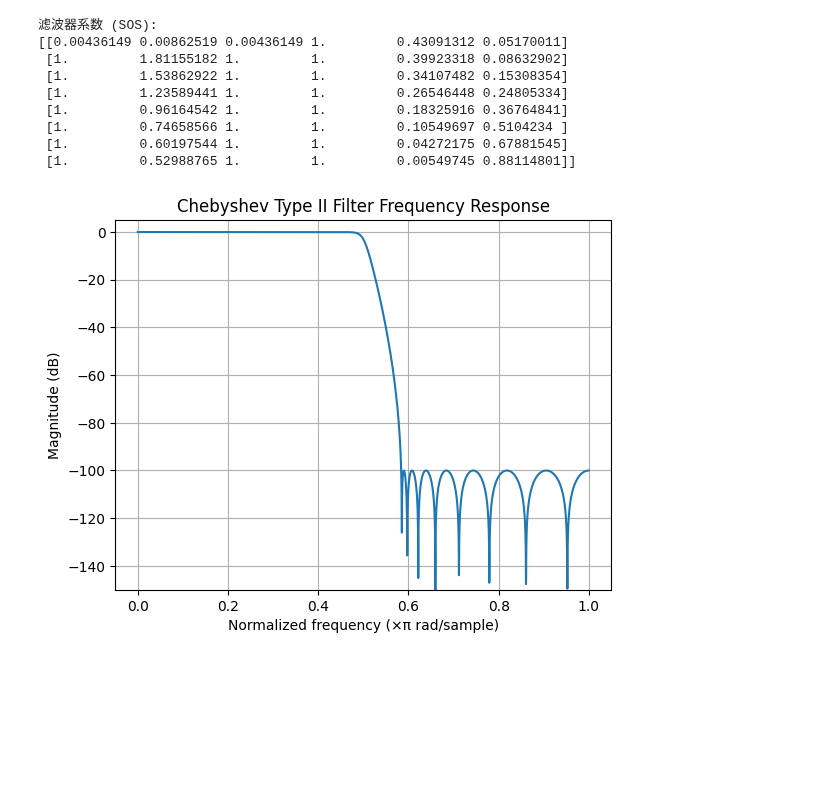
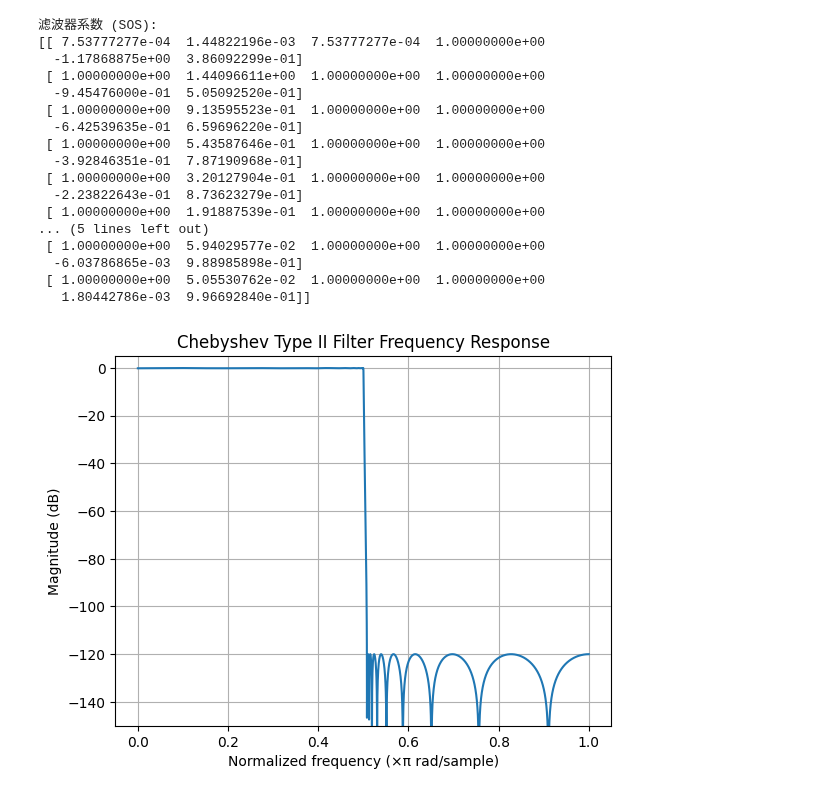
Before and after one commit to a5632645/qwqdsp, a Jupyter notebook: notebooks/cheby_hilbert.ipynb, the cells around one changed output. Cells and saved outputs as stored; diff of their text form; code cells hidden in the pictures; blank space fills up the shorter version.

Commit message:
elliptic

```diff
--- a/notebooks/cheby_hilbert.ipynb
+++ b/notebooks/cheby_hilbert.ipynb
@@ -2,42 +2,51 @@
 import scipy.signal as signal
 import numpy as np
 import matplotlib.pyplot as plt
 
 # 32阶切比雪夫2型低通滤波器
-order = 16          # 阶数
-rs = 100            # 阻带衰减 (dB)
+order = 20          # 阶数
+rs = 120            # 阻带衰减 (dB)
 atten = 3           # 1rad/s处的衰减(0.5采样率相当于pi/2)
 
 if atten >= rs:
     raise RuntimeError('atten < ripple')
 
 fscale = np.cosh(np.acosh(np.sqrt((np.pow(10.0, rs / 10.0) - 1.0) / (np.pow(10.0, atten / 10.0) - 1.0))) / (order))
 w = np.atan(fscale) / (2 * np.pi)
 
 # 使用二阶节形式 (sos) 保证数值稳定性
-sos = signal.cheby2(order, rs, w, fs=0.5, output='sos')
+# sos = signal.cheby2(order, rs, w, fs=0.5, output='sos')
+sos = signal.ellip(order, 0.1, rs, 0.5, fs=2, output='sos')
 
 print("滤波器系数 (SOS):")
 print(sos)
 
 # 频率响应
 w, h = signal.sosfreqz(sos, worN=4096)
 plt.figure()
 plt.plot(w / np.pi, 20 * np.log10(np.abs(h)))
 plt.title("Chebyshev Type II Filter Frequency Response")
 plt.xlabel("Normalized frequency (×π rad/sample)")
 plt.ylabel("Magnitude (dB)")
 plt.grid()
 plt.ylim(-150, 5)
 plt.show()
 # %% [output]
 滤波器系数 (SOS):
-[[0.00436149 0.00862519 0.00436149 1.         0.43091312 0.05170011]
- [1.         1.81155182 1.         1.         0.39923318 0.08632902]
- [1.         1.53862922 1.         1.         0.34107482 0.15308354]
- [1.         1.23589441 1.         1.         0.26546448 0.24805334]
- [1.         0.96164542 1.         1.         0.18325916 0.36764841]
- [1.         0.74658566 1.         1.         0.10549697 0.5104234 ]
- [1.         0.60197544 1.         1.         0.04272175 0.67881545]
- [1.         0.52988765 1.         1.         0.00549745 0.88114801]]
+[[ 7.53777277e-04  1.44822196e-03  7.53777277e-04  1.00000000e+00
+  -1.17868875e+00  3.86092299e-01]
+ [ 1.00000000e+00  1.44096611e+00  1.00000000e+00  1.00000000e+00
+  -9.45476000e-01  5.05092520e-01]
+ [ 1.00000000e+00  9.13595523e-01  1.00000000e+00  1.00000000e+00
+  -6.42539635e-01  6.59696220e-01]
+ [ 1.00000000e+00  5.43587646e-01  1.00000000e+00  1.00000000e+00
+  -3.92846351e-01  7.87190968e-01]
+ [ 1.00000000e+00  3.20127904e-01  1.00000000e+00  1.00000000e+00
+  -2.23822643e-01  8.73623279e-01]
+ [ 1.00000000e+00  1.91887539e-01  1.00000000e+00  1.00000000e+00
+... (5 lines left out)
+ [ 1.00000000e+00  5.94029577e-02  1.00000000e+00  1.00000000e+00
+  -6.03786865e-03  9.88985898e-01]
+ [ 1.00000000e+00  5.05530762e-02  1.00000000e+00  1.00000000e+00
+   1.80442786e-03  9.96692840e-01]]
-[figure, old version]
+[figure, new version]
```
Also changed, not shown: parts of 3 cells of this notebook, 1 other file.
